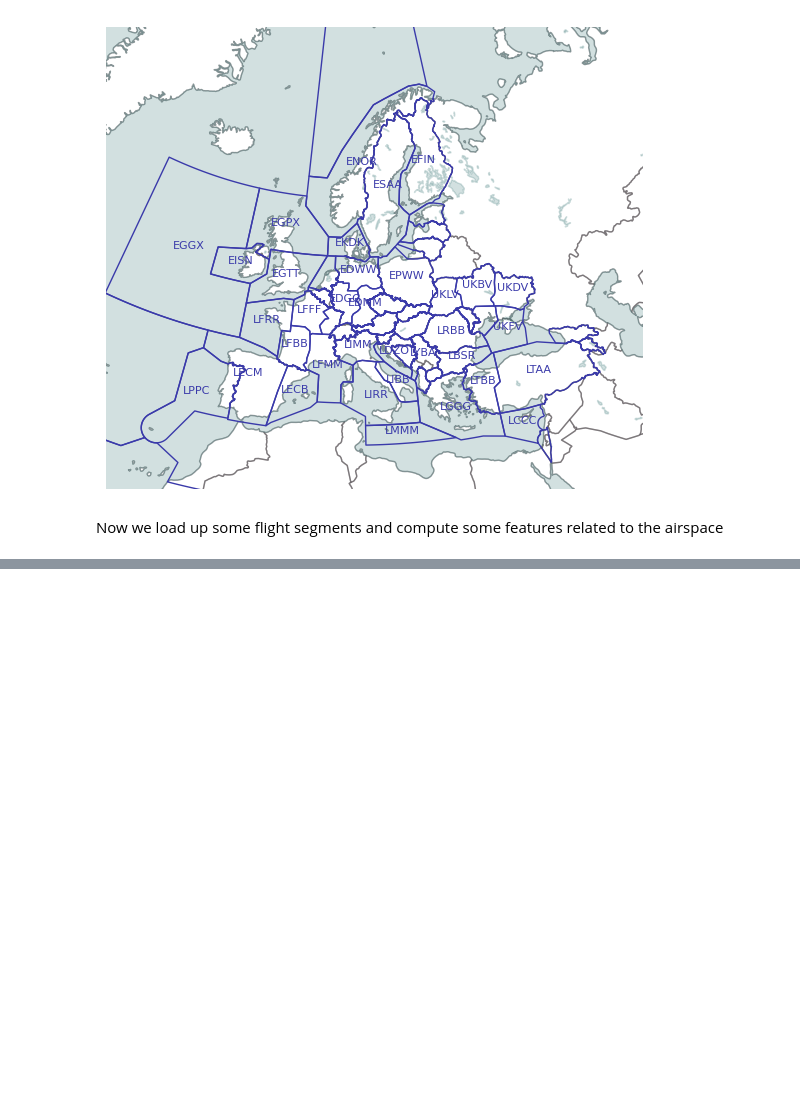
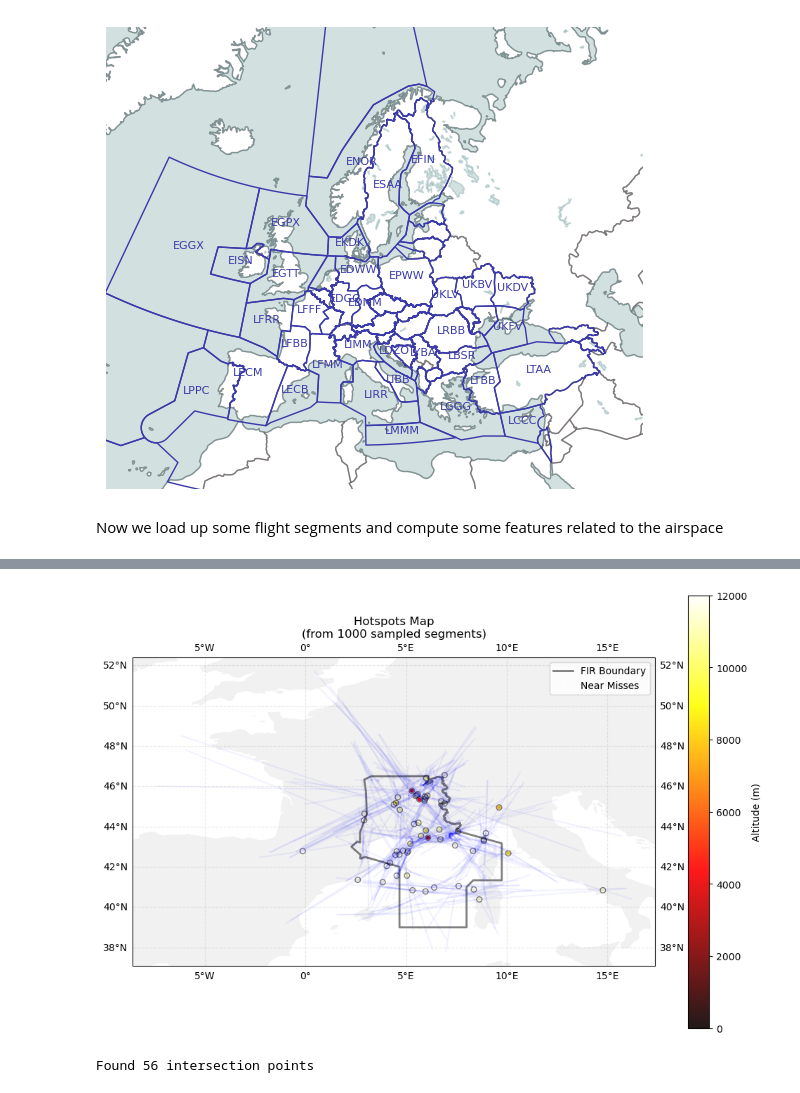
Before and after one commit to thinhhoang95/hlybokyi-potik, a Jupyter notebook: airspace_features/inspect_airspace_features.ipynb, the cells around one changed output, grey strips where cells are left out. Drawn from its saved outputs; the diff is of its cells as text; code cells hidden in the pictures; blank space fills up the shorter version.

```diff
--- a/airspace_features/inspect_airspace_features.ipynb
+++ b/airspace_features/inspect_airspace_features.ipynb
@@ -425,0 +549,52 @@ plt.show()
+# %%
+# Create plot with cartopy projection
+import cartopy.crs as ccrs
+import cartopy.feature as cfeature
+
+fig, ax = plt.subplots(figsize=(12, 8),
+                       subplot_kw={'projection': ccrs.PlateCarree()})
+
+# Add land features
+ax.add_feature(cfeature.LAND, facecolor='lightgray', alpha=0.3)
+# ax.add_feature(cfeature.COASTLINE, linewidth=0.5)
+# ax.add_feature(cfeature.BORDERS, linewidth=0.5)
+# ax.add_feature(cfeature.LAKES, alpha=0.5)
+# ax.add_feature(cfeature.RIVERS, linewidth=0.5)
+
+# Plot FIR polygon
+x, y = fir_polygon.exterior.xy
+ax.plot(x, y, 'k-', alpha=0.5, linewidth=2, label='FIR Boundary',
+        transform=ccrs.PlateCarree())
+
+# Plot sampled segments
+for _, seg in sampled_segments.iterrows():
+    ax.plot([seg['from_lon'], seg['to_lon']],
+            [seg['from_lat'], seg['to_lat']],
+            'b-', alpha=0.05, transform=ccrs.PlateCarree())
+
+# Plot intersection points
+if intersections:
+    intersection_points = [x[2] for x in intersections]
+    intersection_points = np.array(intersection_points)
+    scatter = ax.scatter(intersection_points[:, 0], intersection_points[:, 1],
+              c=intersection_points[:, 4], s=10, alpha=0.9, label='Near Misses',
+              cmap='hot', transform=ccrs.PlateCarree(),
+              vmin=0, vmax=12000)  # Set fixed altitude range 0-12km
+    # Add outline circles around the intersection points
+    ax.scatter(intersection_points[:, 0], intersection_points[:, 1],
+              facecolors='none', edgecolors='black', s=30, alpha=0.5,
+              transform=ccrs.PlateCarree())
+    plt.colorbar(scatter, label='Altitude (m)')
+
+ax.set_xlabel('Longitude')
+ax.set_ylabel('Latitude')
+ax.set_title(f'Hotspots Map\n(from {len(sampled_segments)} sampled segments)')
+ax.gridlines(draw_labels=True, alpha=0.3, linestyle='--')
+ax.legend()
+
+plt.show()
+
+print(f"Found {len(intersections)} intersection points")
+# %% [output]
+[figure, added]
+Found 56 intersection points
```
Also changed, not shown: parts of 19 cells of this notebook, 3 other files.
